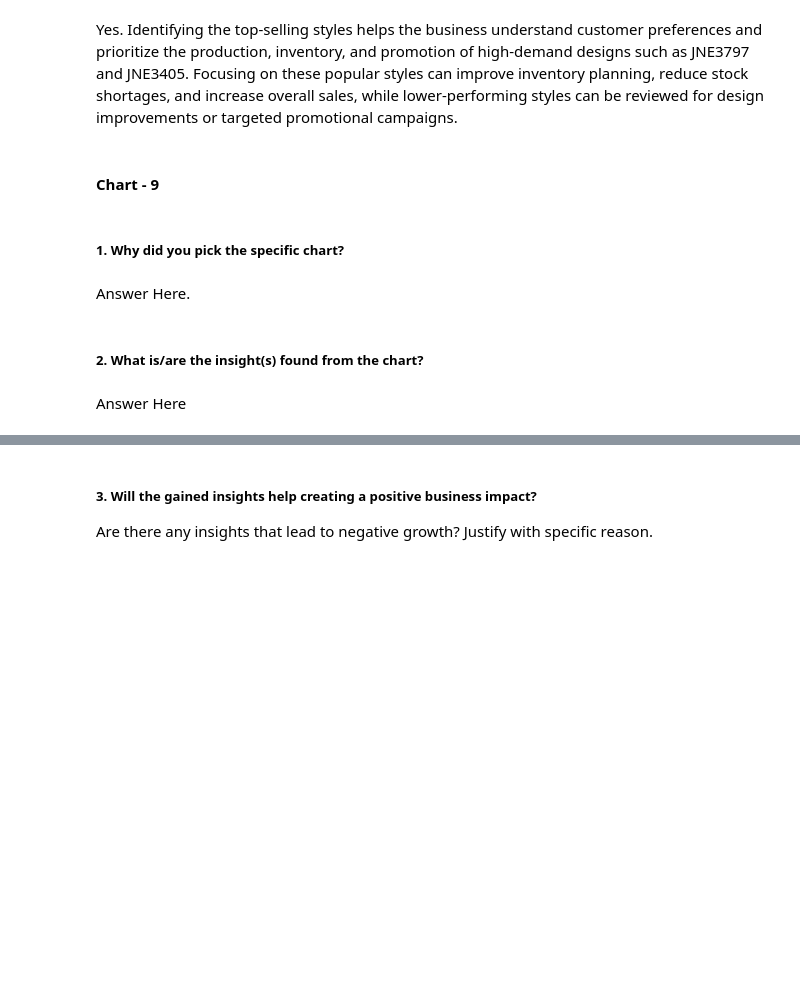
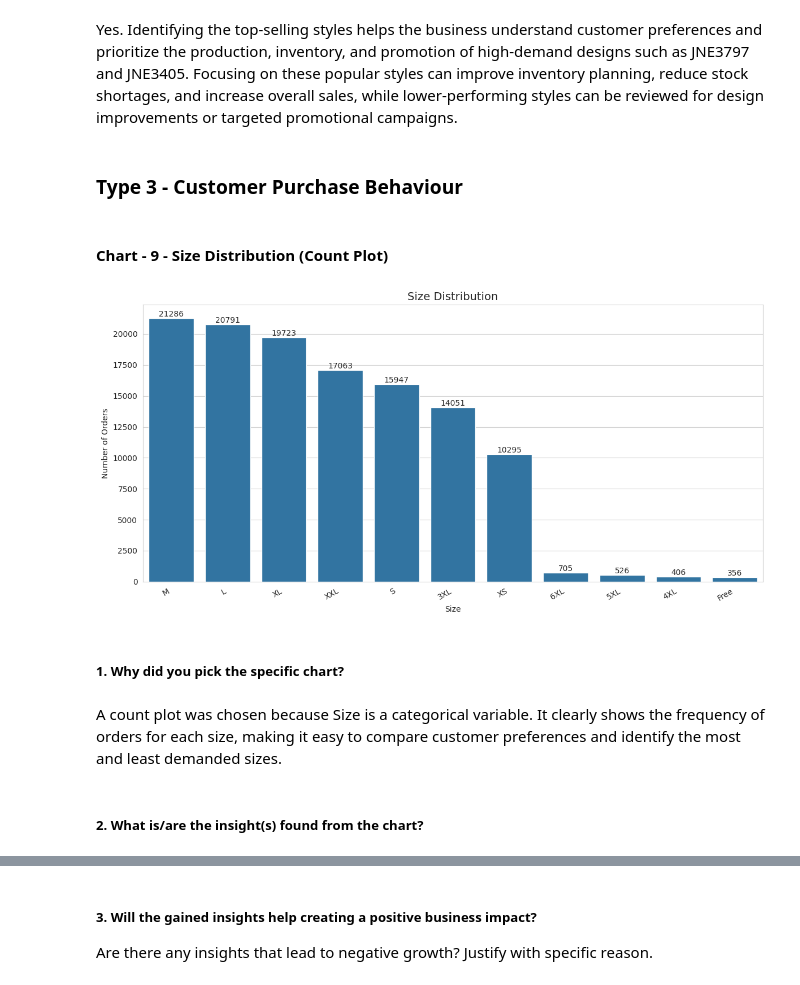
Before and after one commit to adityajain9756-rgb/ecommerce-sales-analysis, a Jupyter notebook: EDA_aditya_amazon.ipynb, the cells around one changed output, grey strips where cells are left out. Cells and saved outputs as stored; diff of their text form; code cells hidden in the pictures; blank space fills up the shorter version.

Commit message:
Customer Purchase Behaviour Data Visualization

```diff
--- a/EDA_aditya_amazon.ipynb
+++ b/EDA_aditya_amazon.ipynb
@@ -614,5 +614,7 @@ A horizontal bar chart was chosen because it effectively ranks product styles by
 Are there any insights that lead to negative growth? Justify with specific reason.
 # %% [markdown]
 Yes. Identifying the top-selling styles helps the business understand customer preferences and prioritize the production, inventory, and promotion of high-demand designs such as JNE3797 and JNE3405. Focusing on these popular styles can improve inventory planning, reduce stock shortages, and increase overall sales, while lower-performing styles can be reviewed for design improvements or targeted promotional campaigns.
+# %% [markdown]
+### Type 3 - Customer Purchase Behaviour
 # %% [markdown]
-#### Chart - 9
+#### Chart - 9 - Size Distribution (Count Plot)
@@ -621,8 +621,29 @@ Yes. Identifying the top-selling styles helps the business understand customer p
+# %%
+# Chart - 9 visualization code
+plt.figure(figsize=(12,6))
+
+ax = sns.countplot(
+    data=df_clean,
+    x='Size',
+    order=df_clean['Size'].value_counts().index,
+)
+
+# Add count labels
+for container in ax.containers:
+    ax.bar_label(container)
+
+plt.title('Size Distribution', fontsize=14)
+plt.xlabel('Size')
+plt.ylabel('Number of Orders')
+plt.xticks(rotation=30, ha='right')
+
+plt.tight_layout()
+plt.show()
+# %% [output]
+[figure, added]
 # %% [markdown]
 ##### 1. Why did you pick the specific chart?
-# %% [markdown]
-Answer Here.
+# %% [markdown]
+A count plot was chosen because Size is a categorical variable. It clearly shows the frequency of orders for each size, making it easy to compare customer preferences and identify the most and least demanded sizes.
 # %% [markdown]
 ##### 2. What is/are the insight(s) found from the chart?
-# %% [markdown]
-Answer Here
```
Also changed, not shown: parts of 22 cells of this notebook.
